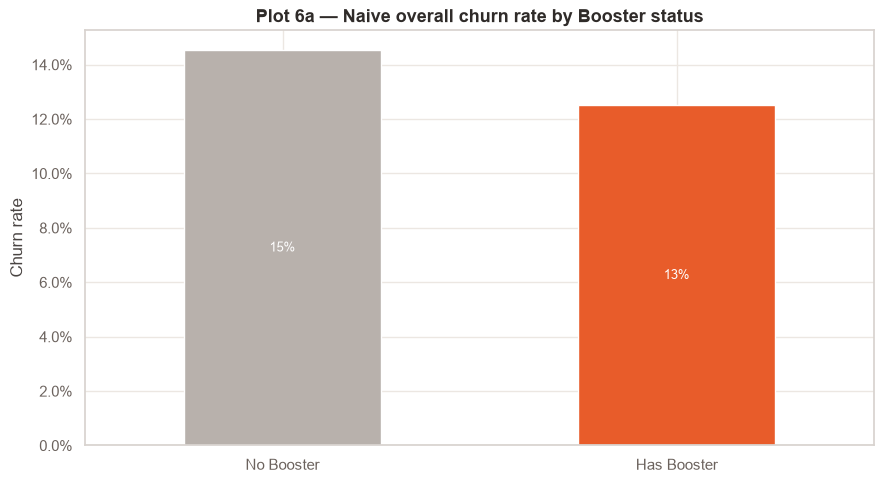
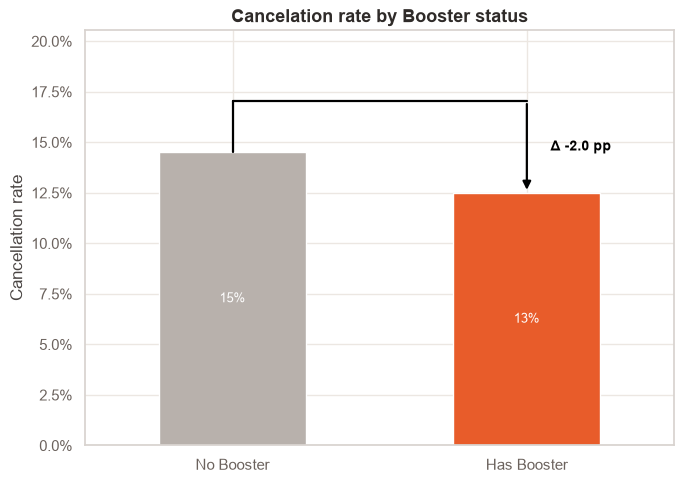
Unified diff of the notebook cell whose output changed from the first chart to the second:
--- before
+++ after
@@ -8,5 +8,5 @@
 )
 
-fig, ax = plt.subplots(figsize=(9, FIGURE_HEIGHT))
+fig, ax = plt.subplots(figsize=(7, FIGURE_HEIGHT))
 overall_view.plot(
     kind="bar",
@@ -18,10 +18,50 @@
 )
 ax.yaxis.set_major_formatter(mtick.PercentFormatter(xmax=1))
-ax.set_title("Plot 6a — Naive overall churn rate by Booster status", fontsize=FONT_SIZE_TITLE, fontweight="bold")
+ax.set_title("Cancelation rate by Booster status", fontsize=FONT_SIZE_TITLE, fontweight="bold")
 ax.set_xlabel("")
-ax.set_ylabel("Churn rate")
+ax.set_ylabel("Cancellation rate")
 ax.set_xticklabels(overall_view.index, rotation=0)
 for bar_group in ax.containers:
     ax.bar_label(bar_group, fmt=lambda x: f"{x:.0%}", label_type="center", fontsize=FONT_SIZE_LABEL, color=FONT_COLOR_ON_BAR)
+
+# Difference arrow: bracket from No Booster up to badge, arrow down to Has Booster.
+bars    = ax.containers[0].patches
+bar_no  = bars[0]
+bar_has = bars[1]
+x_no    = bar_no.get_x()  + bar_no.get_width()  / 2
+x_has   = bar_has.get_x() + bar_has.get_width() / 2
+y_no    = bar_no.get_height()
+y_has   = bar_has.get_height()
+y_top   = max(y_no, y_has) + 0.025
+ax.set_ylim(top=max(ax.get_ylim()[1], y_top + 0.035))
+delta_pp = (overall_view.loc["Has Booster", "churn_rate"] - overall_view.loc["No Booster", "churn_rate"]) * 100
+ax.plot([x_no, x_no], [y_no, y_top], color=FONT_COLOR_ANNOTATION, linewidth=1.6)
+ax.plot([x_no, x_has], [y_top, y_top], color=FONT_COLOR_ANNOTATION, linewidth=1.6)
+ax.annotate(
+    "",
+    xy=(x_has, y_has),
+    xytext=(x_has, y_top),
+    arrowprops={"arrowstyle": "-|>", "lw": 1.6, "color": FONT_COLOR_ANNOTATION},
+)
+
+left_leg = y_top - y_no
+right_leg = y_top - y_has
+if left_leg >= right_leg:
+    label_x = x_no - 0.08
+    label_ha = "right"
+    label_y = (y_top + y_no) / 2
+else:
+    label_x = x_has + 0.08
+    label_ha = "left"
+    label_y = (y_top + y_has) / 2
+
+ax.text(
+    label_x,
+    label_y,
+    f"Δ {delta_pp:+.1f} pp",
+    ha=label_ha, va="center",
+    fontsize=FONT_SIZE_LABEL_MD, fontweight="bold",
+    color=FONT_COLOR_ANNOTATION,
+)
 plt.tight_layout()
 plt.show()

Commit: latent confounding